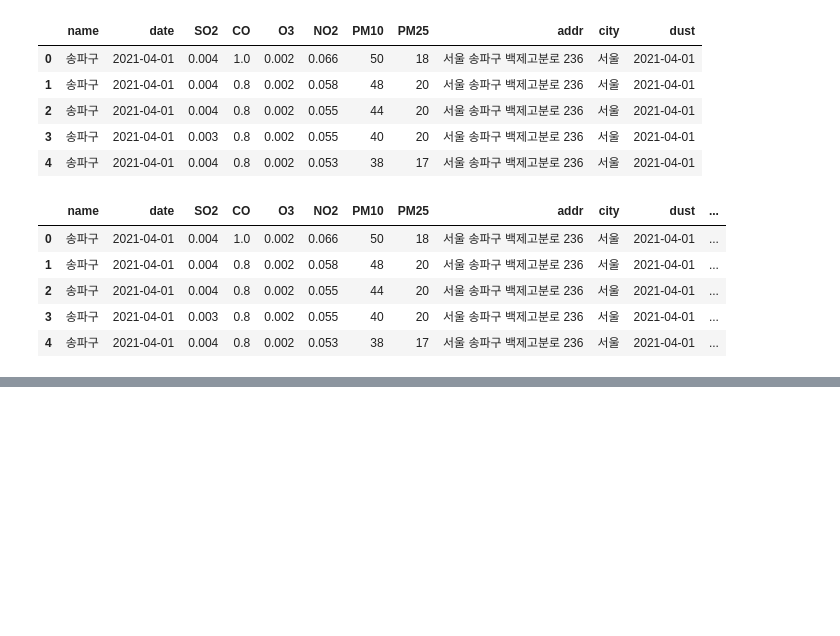
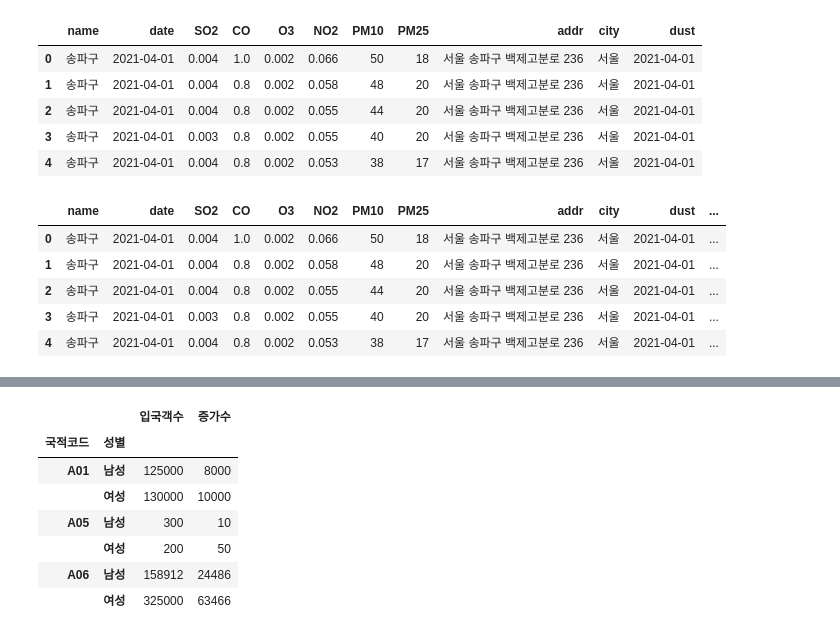
Before and after one commit to biiiing-lab/2024_Data_Analysis_Boot_Camp, a Jupyter notebook: CH03_Pandas/pandas_basic.ipynb, the cells around one changed output, grey strips where cells are left out. Drawn from its saved outputs; the diff is of its cells as text; code cells hidden in the pictures; blank space fills up the shorter version.

```diff
--- a/CH03_Pandas/pandas_basic.ipynb
+++ b/CH03_Pandas/pandas_basic.ipynb
@@ -360,0 +392,11 @@ dust.head()
+# %%
+s1.groupby(['국적코드', '성별']).sum()
+# %% [output]
+|  |  | 입국객수 | 증가수 |
+| 국적코드 | 성별 |  |  |
+| A01 | 남성 | 125000 | 8000 |
+|  | 여성 | 130000 | 10000 |
+| A05 | 남성 | 300 | 10 |
+|  | 여성 | 200 | 50 |
+| A06 | 남성 | 158912 | 24486 |
+|  | 여성 | 325000 | 63466 |
```
Also changed, not shown: parts of 3 cells of this notebook.
